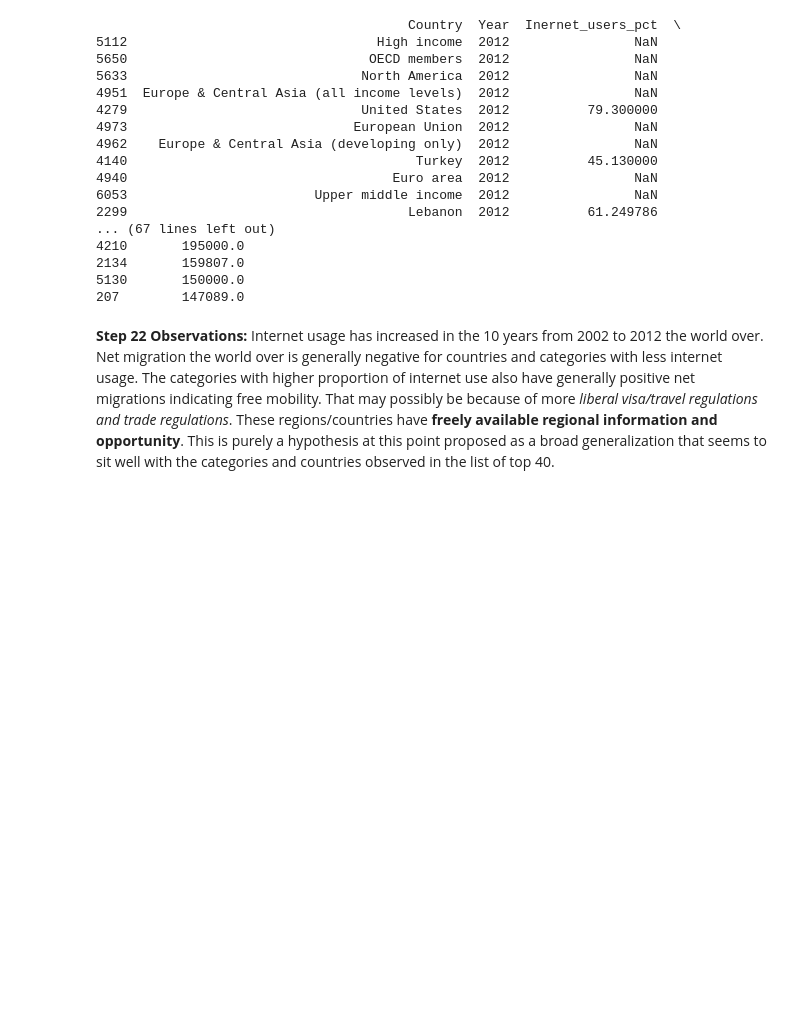
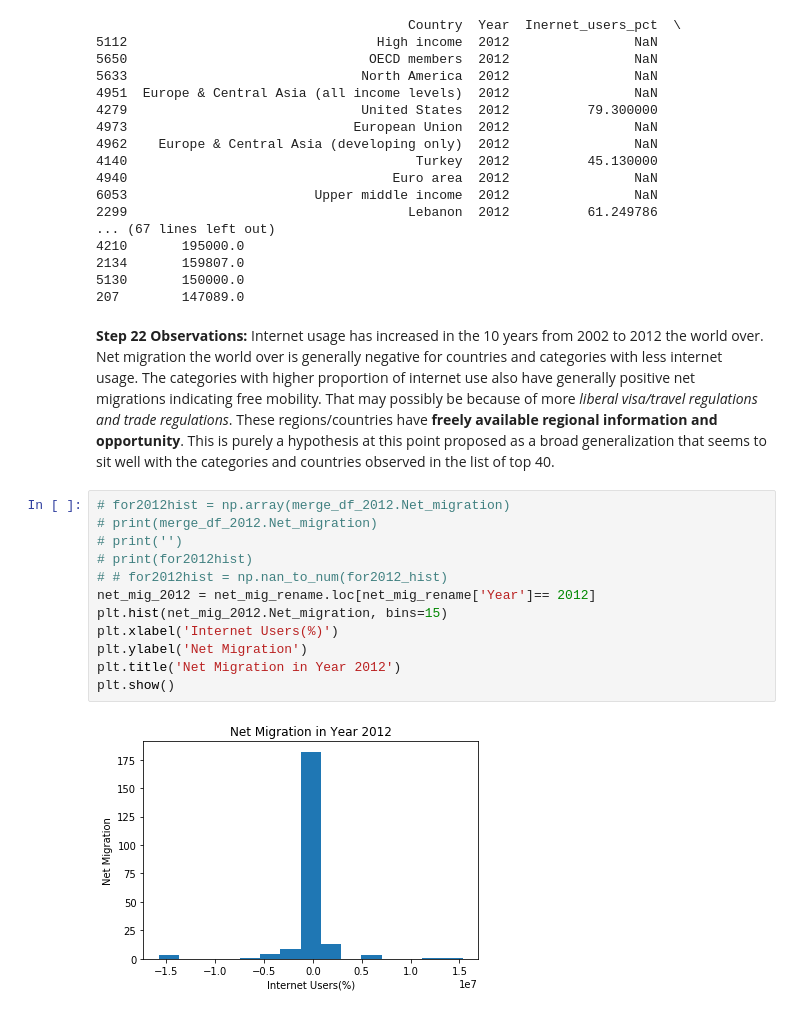
Before and after one commit to shrutijalewar/data-question-1-shrutijalewar, a Jupyter notebook: data-question-01.ipynb, the cells around one changed output. Saved outputs shown, nothing was run; the diff lists cells and outputs as text; blank space fills up the shorter version.

```diff
--- a/data-question-01.ipynb
+++ b/data-question-01.ipynb
@@ -270,3 +270,17 @@ print(merge_df_2012.sort_values('Net_migration', ascending = False).head(40))
 # %% [markdown]
 **Step 22 Observations:**
 Internet usage has increased in the 10 years from 2002 to 2012 the world over. Net migration the world over is generally negative for countries and categories with less internet usage. The categories with higher proportion of internet use also have generally positive net migrations indicating free mobility. That may possibly be because of more *liberal visa/travel regulations and trade regulations*. These regions/countries have **freely available regional information and opportunity**. This is purely a hypothesis at this point proposed as a broad generalization that seems to sit well with the categories and countries observed in the list of top 40.
+# %%
+# for2012hist = np.array(merge_df_2012.Net_migration)
+# print(merge_df_2012.Net_migration)
+# print('')
+# print(for2012hist)
+# # for2012hist = np.nan_to_num(for2012_hist)
+net_mig_2012 = net_mig_rename.loc[net_mig_rename['Year']== 2012]
+plt.hist(net_mig_2012.Net_migration, bins=15)
+plt.xlabel('Internet Users(%)')
+plt.ylabel('Net Migration')
+plt.title('Net Migration in Year 2012')
+plt.show()
+# %% [output]
+[figure, added]
```
Also changed, not shown: parts of 7 cells of this notebook.
